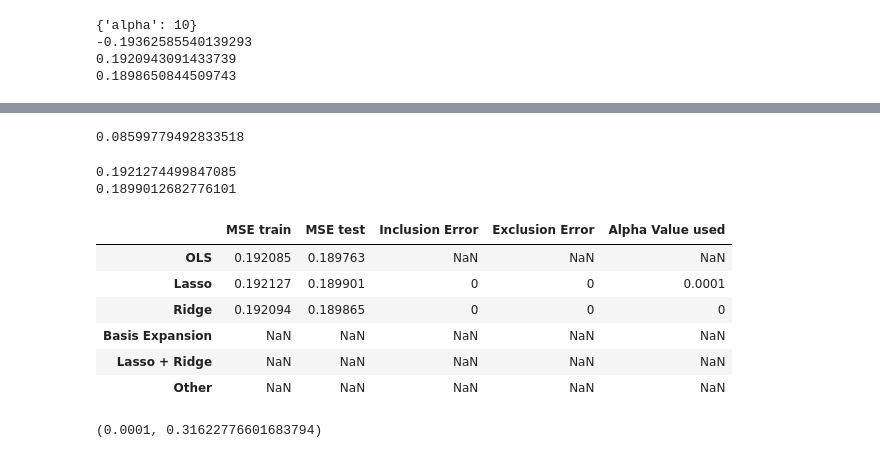
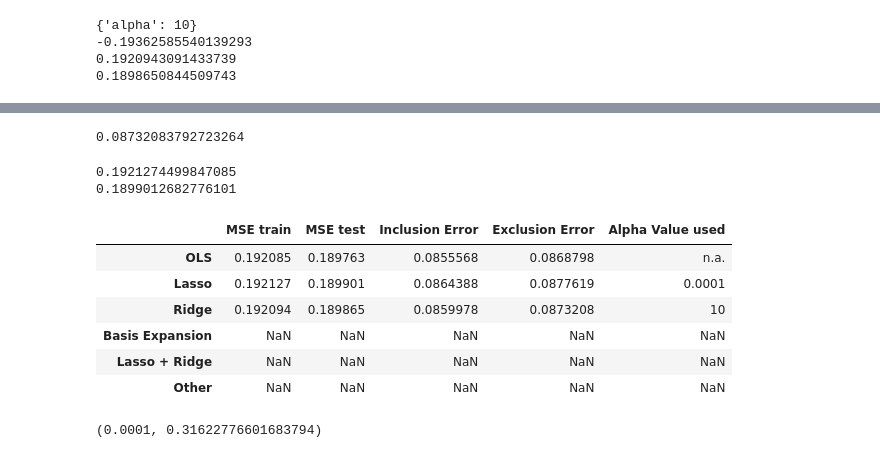
Before and after one commit to AnnetVasileva/machineLearning, a Jupyter notebook: Practical 1 read in data.ipynb, the cells around one changed output, grey strips where cells are left out. Saved outputs shown, nothing was run; the diff lists cells and outputs as text; code cells hidden in the pictures.

Commit message:
updated table - three full models

```diff
--- a/Practical 1 read in data.ipynb
+++ b/Practical 1 read in data.ipynb
@@ -213,8 +213,8 @@ level = 6
 input_data = data_train.dropna(axis=0)["lnpercapitaconsumption"].to_frame()
 input_data["prediction"] = y_predicted
 
-actual_threshold = (input_data["lnpercapitaconsumption"] > level)
-predicted_threshold = (y_predicted < level)
+actual_threshold = (input_data["lnpercapitaconsumption"] < level)
+predicted_threshold = (y_predicted > level)
 z = np.logical_and(actual_threshold,predicted_threshold)
 len(z[z == True]) / len(data_train.dropna(axis=0)["lnpercapitaconsumption"])
 # %% [output]
@@ -246,14 +246,18 @@ def inex(predicted, actual, level, incl: bool, err: bool):
 
     actual_threshold = np.zeros(len(y))
 
-    if err is True:
+    if err is True and incl is True:
+        actual_threshold = (actual > level)
+    elif err is True and incl is False:
+        actual_threshold = (actual < level)
+    elif err is False and incl is False:
         actual_threshold = (actual > level)
     else:
         actual_threshold = (actual < level)
 
 
     data = pd.DataFrame(index = range(0,len(predicted)), columns = ["actual","predicted"])
-    data["actual"] = actual_threshold
+    data["actual"] = actual_threshold.values
     data["predicted"] = predicted_threshold
 
     z = np.logical_and(data["actual"], data["predicted"])
@@ -345,8 +380,8 @@ print(np.mean(residuals**2))
 # insert some vaues to the table
 from sklearn.metrics import mean_squared_error
 
-results.iloc[0,0] = mean_squared_error(y_train, prediction_train)
-results.iloc[0,1] = mean_squared_error(y_test, prediction)
+results.loc["OLS"] = ([mean_squared_error(y_train, prediction_train),mean_squared_error(y_test, prediction),inex(prediction, y_test,6,incl=True, err = True), inex(prediction, y_test, 6,incl=False, err = True), "n.a."])
+
 results
 # %% [output]
 |  | MSE train | MSE test | Inclusion Error | Exclusion Error | Alpha Value used |
@@ -411,7 +446,7 @@ print(mean_squared_error(y_test, pred_test))
 0.1920943091433739
 0.1898650844509743
 # %%
-results.loc["Ridge"] = ([mean_squared_error(y_train, pred_train),mean_squared_error(y_test, pred_test),0,0,10])
+results.loc["Ridge"] = ([mean_squared_error(y_train, pred_train),mean_squared_error(y_test, pred_test),inex( pred_test,y_test,6,incl = True, err = True),inex( pred_test,y_test,6,incl = False, err = True),10])
 results
 # %% [output]
 |  | MSE train | MSE test | Inclusion Error | Exclusion Error | Alpha Value used |
@@ -464,12 +499,12 @@ plt.ylim([lim_start, lim_end])
 level = 6
 input_data = y_test.to_frame()
 input_data["prediction"] = pred_test
-correct_1 = (input_data["lnpercapitaconsumption"] > level)
-correct_2 = (input_data["prediction"] < level)
+correct_1 = (input_data["lnpercapitaconsumption"] < level)
+correct_2 = (input_data["prediction"] > level)
 z = np.logical_and(correct_1,correct_2)
 len(z[z == True]) / len(pred_test)
 # %% [output]
-0.08599779492833518
+0.08732083792723264
 # %%
 import numpy as np
 import matplotlib.pyplot as plt
@@ -500,13 +535,13 @@ print(mean_squared_error(y_test, mod.predict(X_test)))
 0.1921274499847085
 0.1899012682776101
 # %%
-results.loc["Lasso"] = ([mean_squared_error(y_train, mod.predict(X_train)),mean_squared_error(y_test, mod.predict(X_test)),0,0,best_alpha])
+results.loc["Lasso"] = ([mean_squared_error(y_train, mod.predict(X_train)),mean_squared_error(y_test, mod.predict(X_test)),inex(mod.predict(X_test),y_test,6, incl = True, err = True),inex(mod.predict(X_test),y_test,6, incl = False, err = True),best_alpha])
 results
 # %% [output]
 |  | MSE train | MSE test | Inclusion Error | Exclusion Error | Alpha Value used |
-| OLS | 0.192085 | 0.189763 | NaN | NaN | NaN |
-| Lasso | 0.192127 | 0.189901 | 0 | 0 | 0.0001 |
-| Ridge | 0.192094 | 0.189865 | 0 | 0 | 0 |
+| OLS | 0.192085 | 0.189763 | 0.0855568 | 0.0868798 | n.a. |
+| Lasso | 0.192127 | 0.189901 | 0.0864388 | 0.0877619 | 0.0001 |
+| Ridge | 0.192094 | 0.189865 | 0.0859978 | 0.0873208 | 10 |
 | Basis Expansion | NaN | NaN | NaN | NaN | NaN |
 | Lasso + Ridge | NaN | NaN | NaN | NaN | NaN |
 | Other | NaN | NaN | NaN | NaN | NaN |
```
Also changed, not shown: parts of 9 cells of this notebook.
